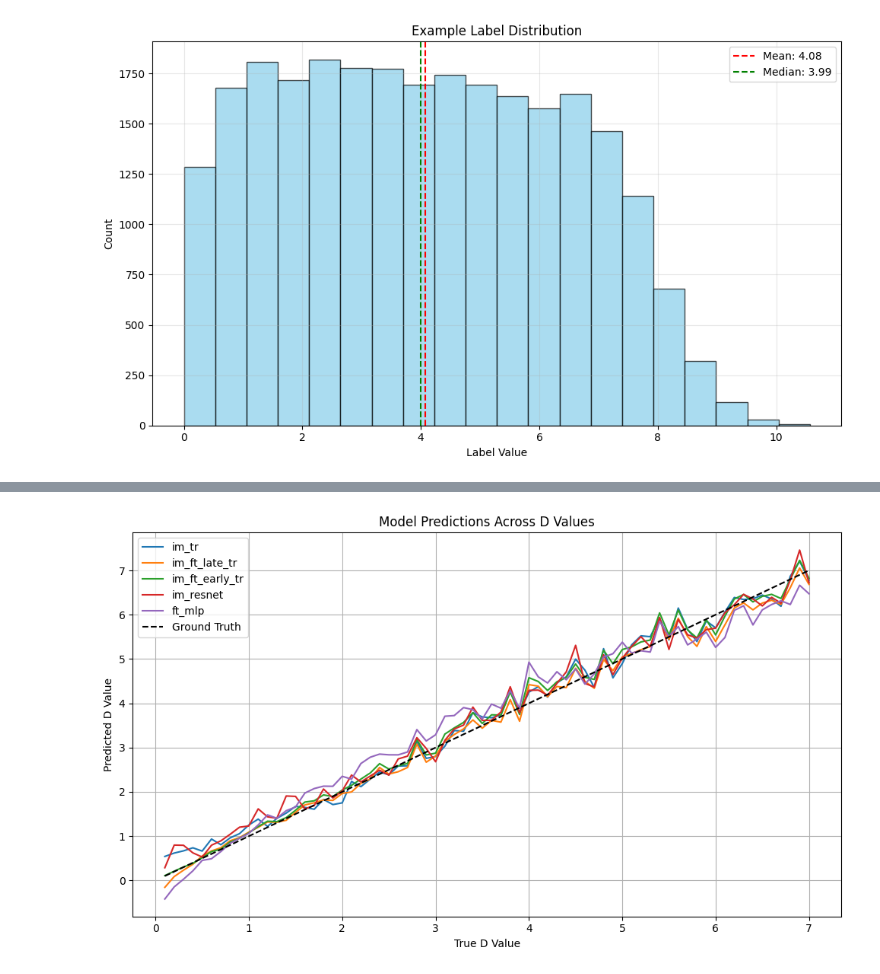
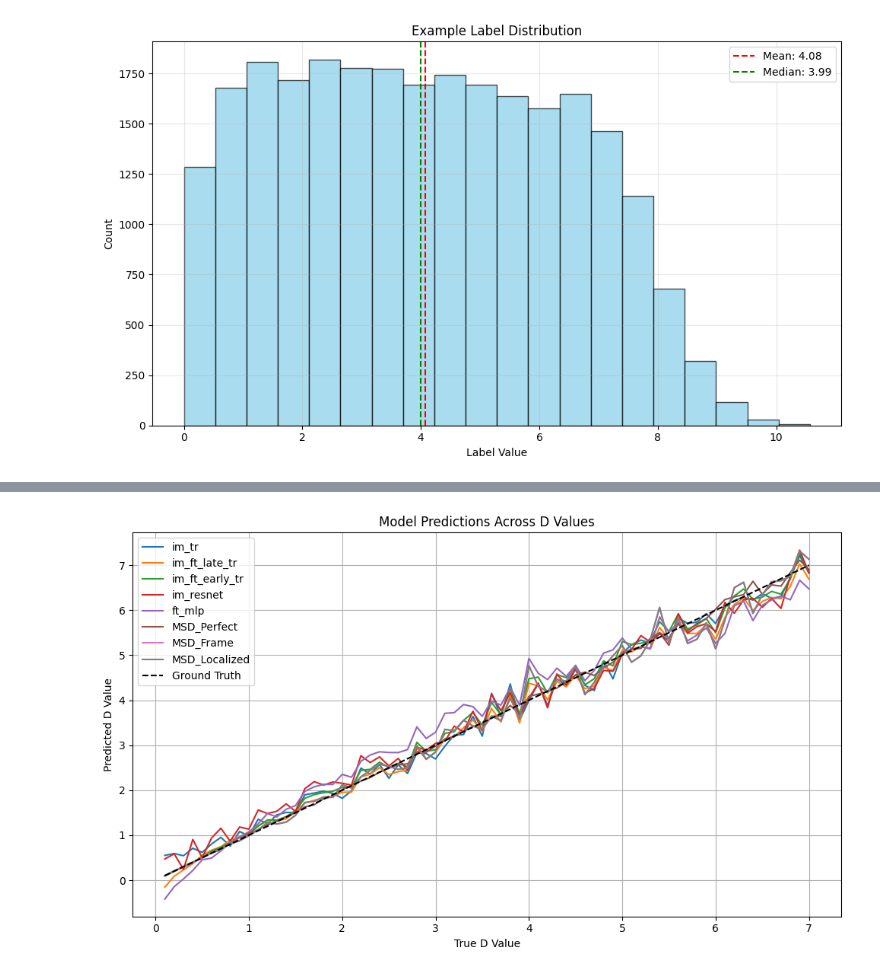
Before and after one commit to Biomedical-Imaging-Group/MolecularDiffusion_MiViT, a Jupyter notebook: train_resultsImagesFeatures.ipynb, the cells around one changed output, grey strips where cells are left out. Drawn from its saved outputs; the diff is of its cells as text; code cells hidden in the pictures.

```diff
--- a/train_resultsImagesFeatures.ipynb
+++ b/train_resultsImagesFeatures.ipynb
@@ -130,7 +128,8 @@ if __name__ == "__main__":
 [figure]
 # %%
 
-models, optimizers, schedulers = getTrainingModels()
+models, optimizers, schedulers = getTrainingModels(addMSDModels=True)
+
 
 # Load model weights
 for name, model in models.items():
@@ -150,21 +152,13 @@ Loaded weights for ft_mlp
 # Load validation dataset (fixed, does not change across cycles)
 val_videos = load_validation_data(length=nFrames)  # Returns (vid1, vid3, vid5, vid7, vid_in_order)
 
-def load_trajs(length=nFrames):
-    trajs1 = np.load("./valTrajs"+str(length)+"/val1.npy") /traj_div_factor
-    trajs3 = np.load("./valTrajs"+str(length)+"/val3.npy") /traj_div_factor
-    trajs5 = np.load("./valTrajs"+str(length)+"/val5.npy") /traj_div_factor
-    trajs7 = np.load("./valTrajs"+str(length)+"/val7.npy") /traj_div_factor
-    trajs_in_order = np.load("./valTrajsInOrder.npy") /traj_div_factor
 
-    return trajs1,trajs3,trajs5,trajs7,trajs_in_order
-
-val_trajs = load_trajs(nFrames)
 
 val_vid_in_order = val_videos[4][0]
 val_feat_in_order = val_videos[4][1]
+val_trajs_in_order = val_videos[4][2]
 
-print(val_vid_in_order.shape, val_feat_in_order.shape)
+print(val_vid_in_order.shape, val_feat_in_order.shape, val_trajs_in_order[0].shape, val_trajs_in_order[1].shape)
 
 print(val_d_in_order.shape)
 val_labels = torch.tensor([1, 3, 5, 7], dtype=torch.float32)  # Corresponding labels
@@ -362,6 +392,6 @@ plot_mse_vs_num_images_all_D(models, val_vid_in_order, val_d_in_order, selected_
 # %%
 
-def plot_model_predictions_vs_D_in_order(models, val_vid_in_order, val_feat_in_order, val_d_in_order, selected_models):
+def plot_model_predictions_vs_D_in_order(models, val_vid_in_order, val_feat_in_order,val_trajs_in_order, val_d_in_order, selected_models):
     """
     Plots line graphs of model predictions across increasing D values.
 
@@ -371,43 +401,44 @@ def plot_model_predictions_vs_D_in_order(models, val_vid_in_order, val_feat_in_o
     - val_d_in_order (list or array): Corresponding true D values (length 70).
     """
 
+    val_trajs_in_order = (val_trajs_in_order[0].reshape(70,10,nFrames* nPosPerFrame,2),val_trajs_in_order[1].reshape(70,10,nFrames,2) ,val_trajs_in_order[2].reshape(70,10,nFrames,2))
 
 
     model_preds = {name: [] for name in selected_models}
 
     for i in range(len(val_d_in_order)):
         vids = val_vid_in_order[i]  # shape (10, 30, 7, 7)
         feats = val_feat_in_order[i]  # shape (10, 30, 7, 7)
+        trajs = (val_trajs_in_order[0][i],val_trajs_in_order[1][i],val_trajs_in_order[2][i])
 
         for name in selected_models:
             model = models[name]
-            model.eval()
-            with torch.no_grad():
 
-                preds = make_prediction(model, name, vids, feats)
 
-                # Multiply by D_max_normalization because model was trained to predict values between 0 and 1
-                preds = preds * D_max_normalization
-                mean_of_means = preds.mean().item()  # mean over sequences
-                model_preds[name].append(mean_of_means)
+            preds = make_prediction(model, name, vids, feats, trajs)
+
+            # Multiply by D_max_normalization because model was trained to predict values between 0 and 1
+            preds = preds * D_max_normalization
+            mean_of_means = preds.mean().item()  # mean over sequences
+            model_preds[name].append(mean_of_means)
 
     # Plot
     plt.figure(figsize=(10, 6))
     for name, preds in model_preds.items():
         plt.plot(val_d_in_order, preds, label=name)
 
     plt.plot(val_d_in_order, val_d_in_order, 'k--', label='Ground Truth')  # y = x reference
     plt.xlabel("True D Value")
     plt.ylabel("Predicted D Value")
     plt.title("Model Predictions Across D Values")
     plt.legend()
     plt.grid(True)
     plt.tight_layout()
     plt.show()
 
-plot_model_predictions_vs_D_in_order(models, val_vid_in_order, val_feat_in_order, val_d_in_order, selected_models)
+plot_model_predictions_vs_D_in_order(models, val_vid_in_order, val_feat_in_order, val_trajs_in_order,val_d_in_order, selected_models)
 # %% [output]
-[figure, old version]
+[figure, new version]
 # %%
 def plot_error_std(selected_models, mse_dict, std_dict):
     """
```
Also changed, not shown: parts of 9 cells of this notebook, 4 other files.
